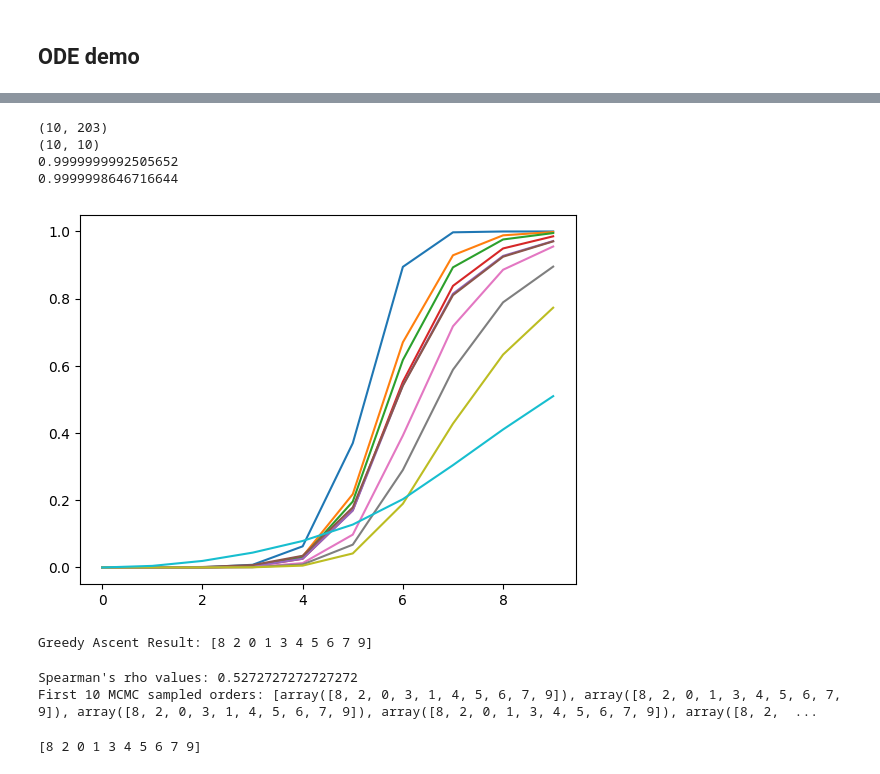
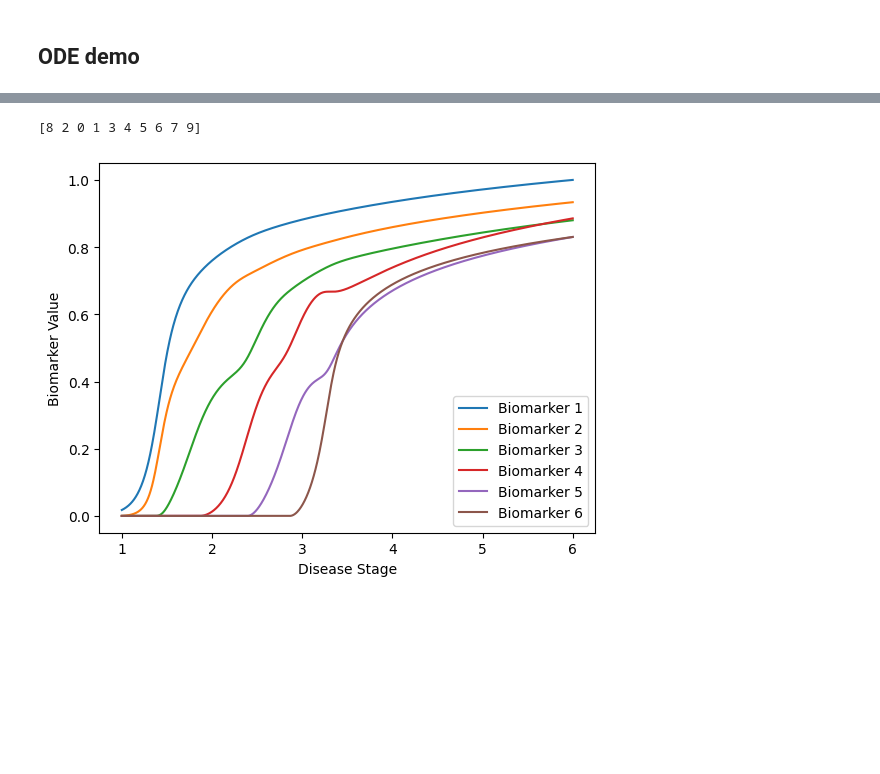
Before and after one commit to LAMCIG/Progression_models_simulations, a Jupyter notebook: notebooks/8-progression_model_simulator.ipynb, the cells around one changed output, grey strips where cells are left out. Cells and saved outputs as stored; diff of their text form; code cells hidden in the pictures; blank space fills up the shorter version.

```diff
--- a/notebooks/8-progression_model_simulator.ipynb
+++ b/notebooks/8-progression_model_simulator.ipynb
@@ -211,31 +351,0 @@ sample_generator.plot_patient_biomarkers(patient_index=400)
-# %%
-import seaborn as sns
-print(canonical_generator.model_values.shape)
-print(canonical_generator.stage_values.shape)
-
-print(canonical_generator.model_values.max())
-print(canonical_generator.stage_values.max())
-
-for marker in canonical_generator.stage_values[:]:
-    sns.lineplot(marker)
-# %% [output]
-(10, 203)
-(10, 10)
-0.9999999992505652
-0.9999998646716644
-[figure, removed]
-# %%
-analyzer = DiseaseProgressionAnalyzer(patient_samples)
-likelihood_matrix = analyzer.run_analysis('ebm')
-
-# get parameters including spearman's rho
-params = analyzer.ebm_analyzer.get_params()
-rho = params['rho']
-print("Spearman's rho values:", rho)
-
-# print orders
-analyzer.print_orders()
-# %% [output]
-Greedy Ascent Result: [8 2 0 1 3 4 5 6 7 9]
-Spearman's rho values: 0.5272727272727272
-First 10 MCMC sampled orders: [array([8, 2, 0, 3, 1, 4, 5, 6, 7, 9]), array([8, 2, 0, 1, 3, 4, 5, 6, 7, 9]), array([8, 2, 0, 3, 1, 4, 5, 6, 7, 9]), array([8, 2, 0, 1, 3, 4, 5, 6, 7, 9]), array([8, 2,  ...
@@ -244,3 +396,26 @@ best_order = params['best_order']
 print(best_order)
 # %% [output]
 [8 2 0 1 3 4 5 6 7 9]
+# %%
+# TODO: add param grid options
+# model parameters
+n_biomarker_stages = 6
+model_type = 'acp'
+
+# generate the canonical model
+logistic_model = CanonicalGenerator(n_biomarker_stages, model_type)
+logistic_values = logistic_model.get_stage_values()
+logistic_model.plot_disease_progression()
+
+# generate patient samples
+n_patients = 1000
+sample_generator = SampleGenerator(logistic_values,
+                                   n_patients,
+                                   dist_params={'loc': 3.5, 'scale': 3},
+                                   add_noise=True,
+                                   noise_std=0.1,
+                                   random_state=2)
+
+patient_samples = sample_generator.get_sample()
+# %% [output]
+[figure, added]
```
Also changed, not shown: parts of 13 cells of this notebook, 13 other files.
